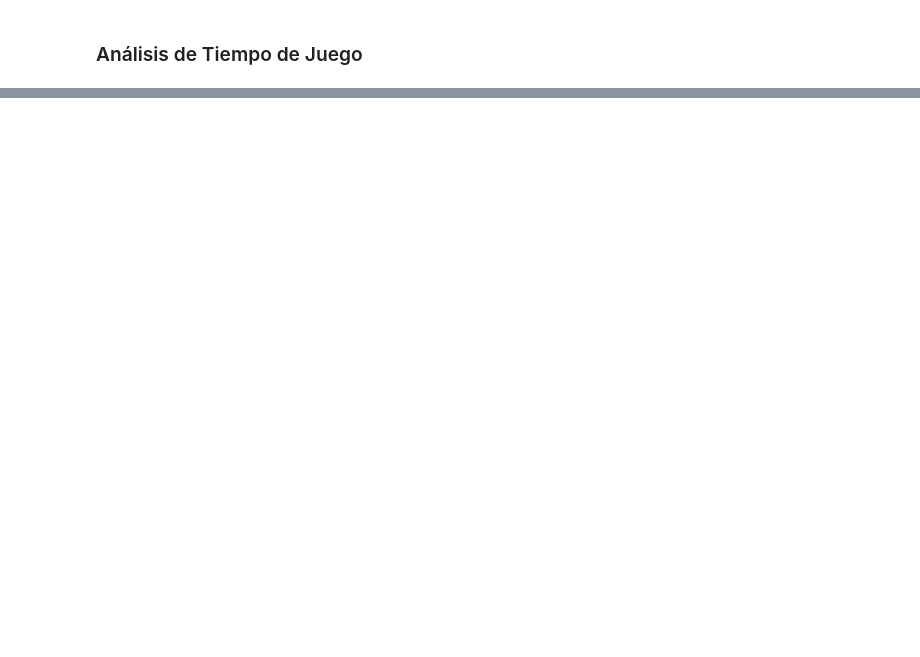
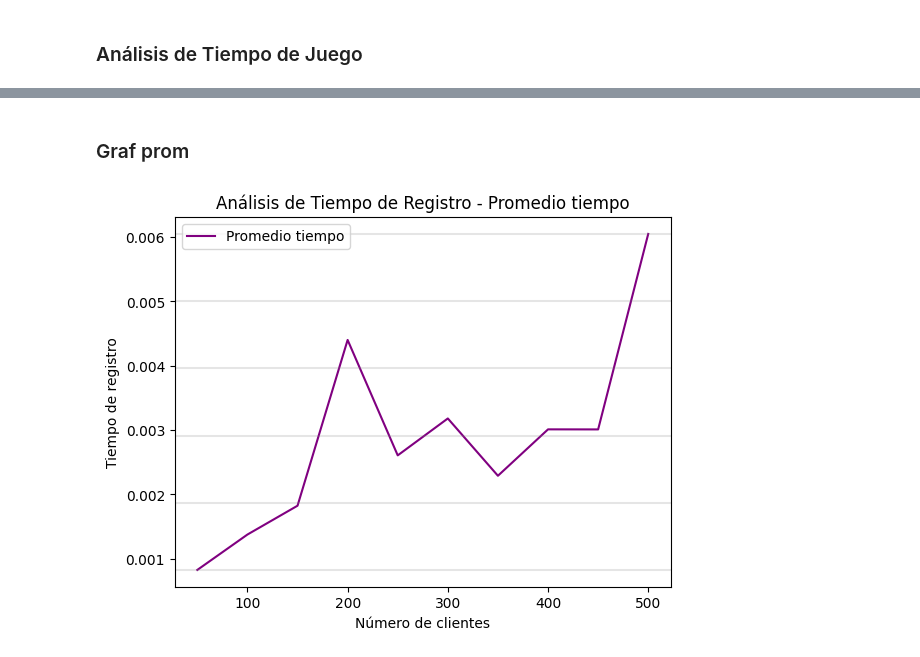
Before and after one commit to Cracop/Whack-a-mole, a Jupyter notebook: Estresador/Analysis.ipynb, the cells around one changed output, grey strips where cells are left out. Cells and saved outputs as stored; diff of their text form; code cells hidden in the pictures; blank space fills up the shorter version.

```diff
--- a/Estresador/Analysis.ipynb
+++ b/Estresador/Analysis.ipynb
@@ -185,0 +244,17 @@ plt.show()
+# %%
+# Lista para almacenar los resultados
+resultados_promedio_registro = []
+
+# Recorrer el diccionario
+for numero_clientes, tiempos in values_registro.items():
+    # Calcular el promedio del tiempo de juego
+    promedio_tiempo = sum(tiempos) / len(tiempos)
+
+    # Agregar el resultado a la lista
+    resultados_promedio_registro.append((numero_clientes, promedio_tiempo))
+
+# Crear un DataFrame a partir de la lista
+resultados_promedio_registro = pd.DataFrame(resultados_promedio_registro, columns=["Número de clientes", "Promedio tiempo"])
+
+# Mostrar el DataFrame
+print(resultados_promedio_registro.to_string())
@@ -185,0 +304,24 @@ plt.show()
+# %% [markdown]
+### Graf prom
+# %%
+# Seleccionar la columna "Número de clientes" y "Promedio tiempo" del DataFrame
+numero_clientes = resultados_promedio_registro["Número de clientes"]
+promedio_registro = resultados_promedio_registro["Promedio tiempo"]
+
+# Calcular las posiciones de las líneas equidistantes
+posiciones_lineas = calcular_posiciones_lineas(min(promedio_registro), max(promedio_registro), 5)
+
+# Graficar el promedio
+plt.plot(numero_clientes, promedio_registro, color="purple", label="Promedio tiempo")
+plt.xlabel("Número de clientes")
+plt.ylabel("Tiempo de registro")
+plt.title("Análisis de Tiempo de Registro - Promedio tiempo")
+
+# Agregar líneas horizontales equidistantes
+for posicion in posiciones_lineas:
+    plt.axhline(posicion, color="gray", alpha=0.2)
+
+plt.legend()
+plt.show()
+# %% [output]
+[figure, added]
```
Also changed, not shown: parts of 32 cells of this notebook.
